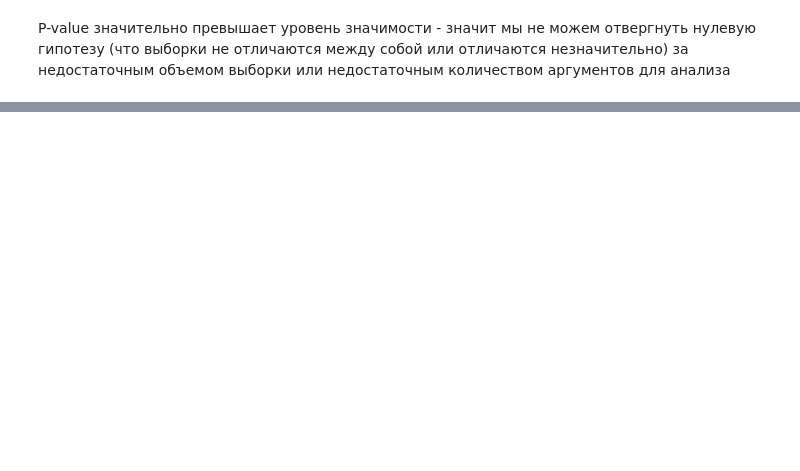
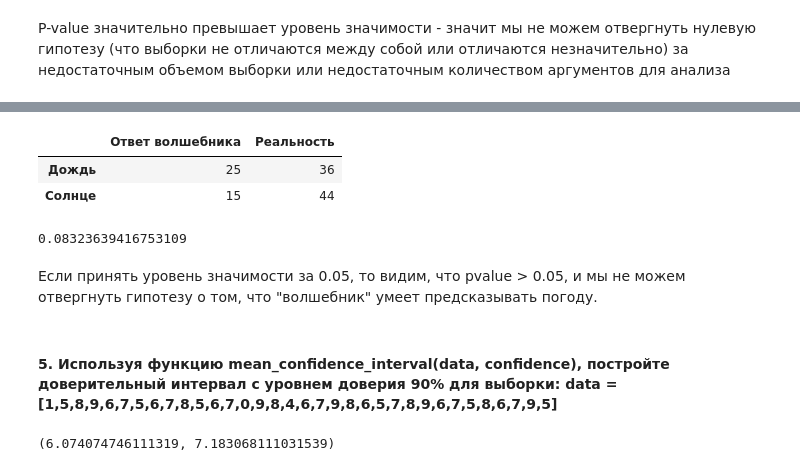
Before and after one commit to katerina-f/NetologyPYDA, a Jupyter notebook: intervals/homework_conf_intervals.ipynb, the cells around one changed output, grey strips where cells are left out. Cells and saved outputs as stored; diff of their text form; code cells hidden in the pictures; blank space fills up the shorter version.

```diff
--- a/intervals/homework_conf_intervals.ipynb
+++ b/intervals/homework_conf_intervals.ipynb
@@ -32,0 +56,18 @@ P-value значительно превышает уровень значимо
+# %%
+observations = pd.DataFrame([[25,36],[15,44]],
+                            index=['Дождь','Солнце'],
+                            columns=['Ответ волшебника','Реальность'])
+observations
+# %% [output]
+|  | Ответ волшебника | Реальность |
+| Дождь | 25 | 36 |
+| Солнце | 15 | 44 |
+# %%
+oddsratio, pvalue = stats.fisher_exact(observations)
+pvalue
+# %% [output]
+0.08323639416753109
+# %% [markdown]
+Если принять уровень значимости за 0.05, то видим, что  pvalue > 0.05,  и мы не можем отвергнуть гипотезу о том, что "волшебник" умеет предсказывать погоду.
+# %% [markdown]
+#### 5. Используя функцию mean_confidence_interval(data, confidence), постройте доверительный интервал с уровнем доверия 90% для выборки: data = [1,5,8,9,6,7,5,6,7,8,5,6,7,0,9,8,4,6,7,9,8,6,5,7,8,9,6,7,5,8,6,7,9,5]
@@ -32,0 +76,10 @@ P-value значительно превышает уровень значимо
+# %%
+def mean_confidence_interval(data, confidence):
+    n = len(data)
+    m, se = np.mean(data), scipy.stats.sem(data)
+    h = se * scipy.stats.t.ppf((1 + confidence)/2, n)
+    return m-h, m+h
+
+mean_confidence_interval(data, 0.9)
+# %% [output]
+(6.074074746111319, 7.183068111031539)
```
Also changed, not shown: parts of 21 cells of this notebook, 1 other file.
